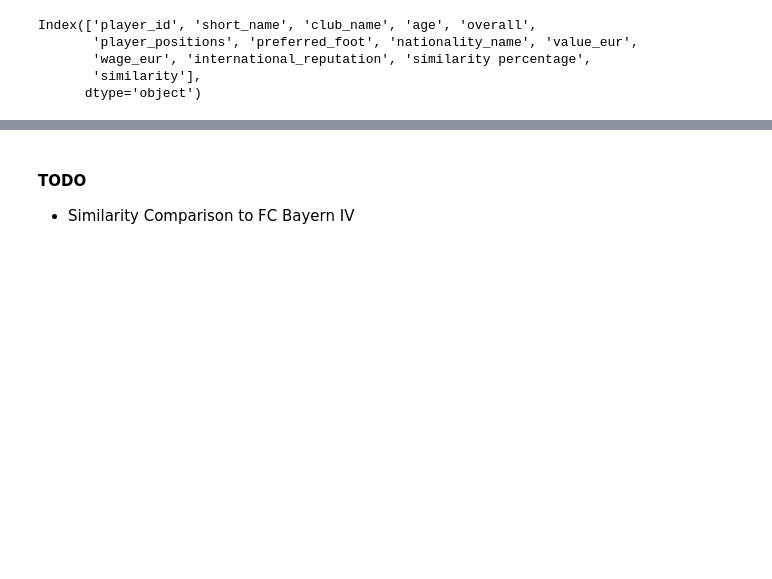
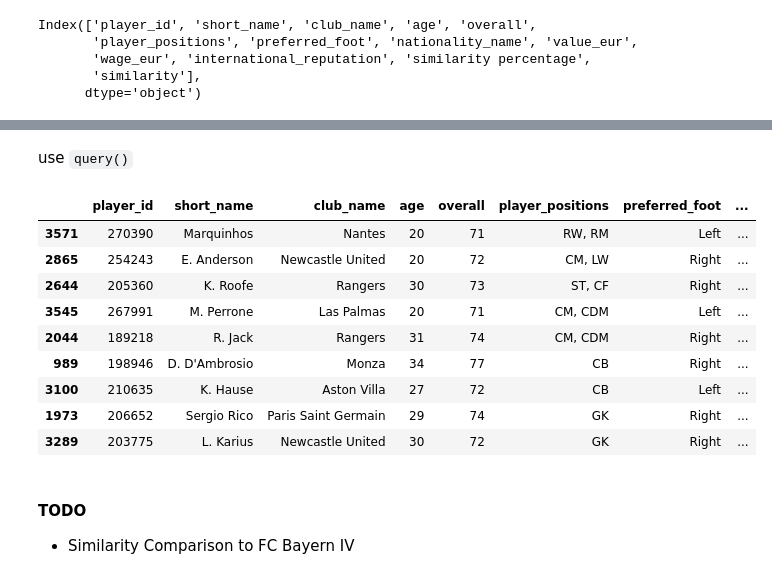
Before and after one commit to allorenz/football-player-similarity, a Jupyter notebook: src/vector_database.ipynb, the cells around one changed output, grey strips where cells are left out. Cells and saved outputs as stored; diff of their text form; code cells hidden in the pictures; blank space fills up the shorter version.

```diff
--- a/src/vector_database.ipynb
+++ b/src/vector_database.ipynb
@@ -168,3 +176,18 @@ filter(top_players, age_older=24, value_less= 10000000)
+# %% [markdown]
+use `query()`
+# %%
+top_players.query('value_eur < 5500000 & wage_eur == 43000')
+# %% [output]
+|  | player_id | short_name | club_name | age | overall | player_positions | preferred_foot | ... |
+| 3571 | 270390 | Marquinhos | Nantes | 20 | 71 | RW, RM | Left | ... |
+| 2865 | 254243 | E. Anderson | Newcastle United | 20 | 72 | CM, LW | Right | ... |
+| 2644 | 205360 | K. Roofe | Rangers | 30 | 73 | ST, CF | Right | ... |
+| 3545 | 267991 | M. Perrone | Las Palmas | 20 | 71 | CM, CDM | Left | ... |
+| 2044 | 189218 | R. Jack | Rangers | 31 | 74 | CM, CDM | Right | ... |
+| 989 | 198946 | D. D'Ambrosio | Monza | 34 | 77 | CB | Right | ... |
+| 3100 | 210635 | K. Hause | Aston Villa | 27 | 72 | CB | Left | ... |
+| 1973 | 206652 | Sergio Rico | Paris Saint Germain | 29 | 74 | GK | Right | ... |
+| 3289 | 203775 | L. Karius | Newcastle United | 30 | 72 | GK | Right | ... |
 # %% [markdown]
 #### TODO
 - Similarity Comparison to FC Bayern IV
```
Also changed, not shown: parts of 1 cell of this notebook, 3 other files.
